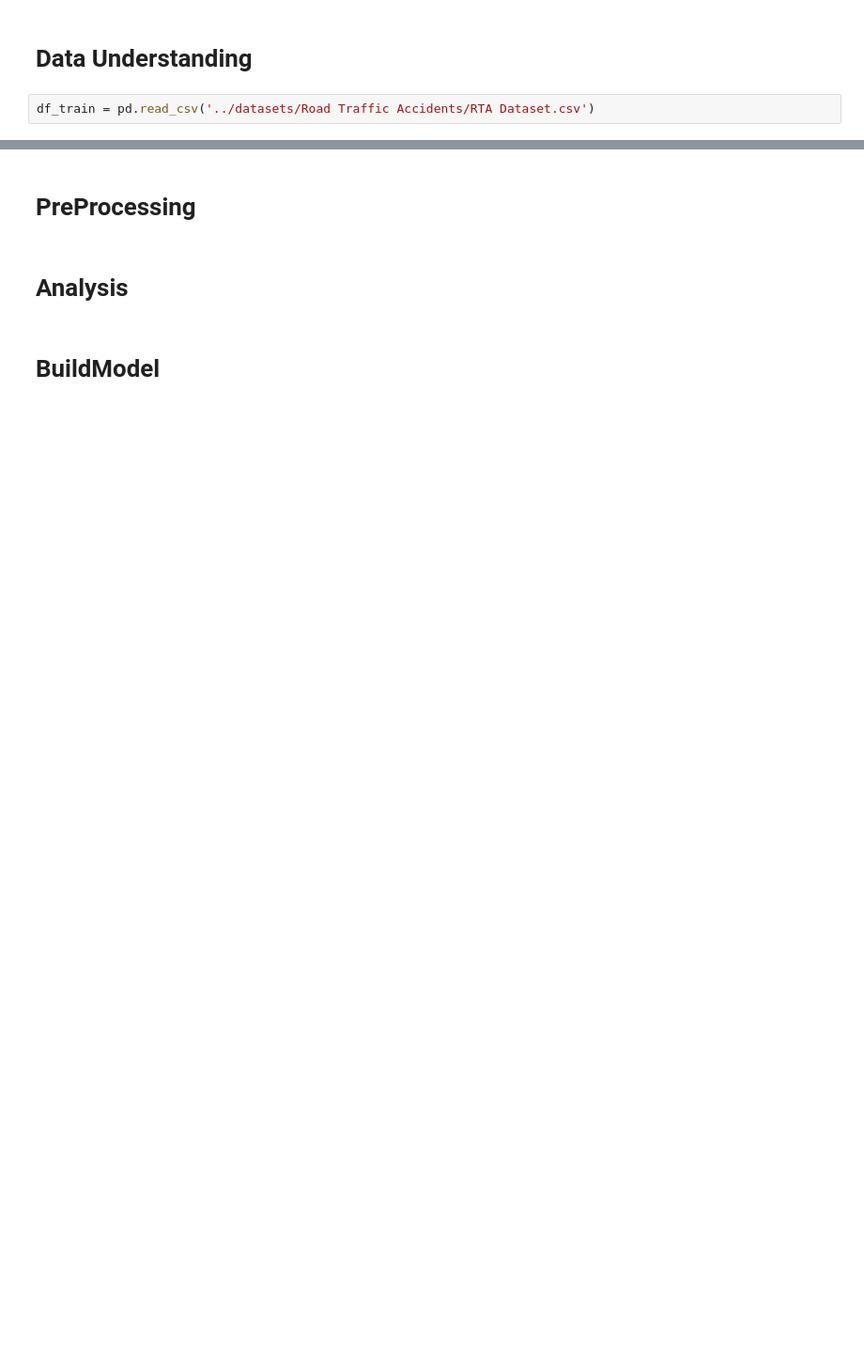
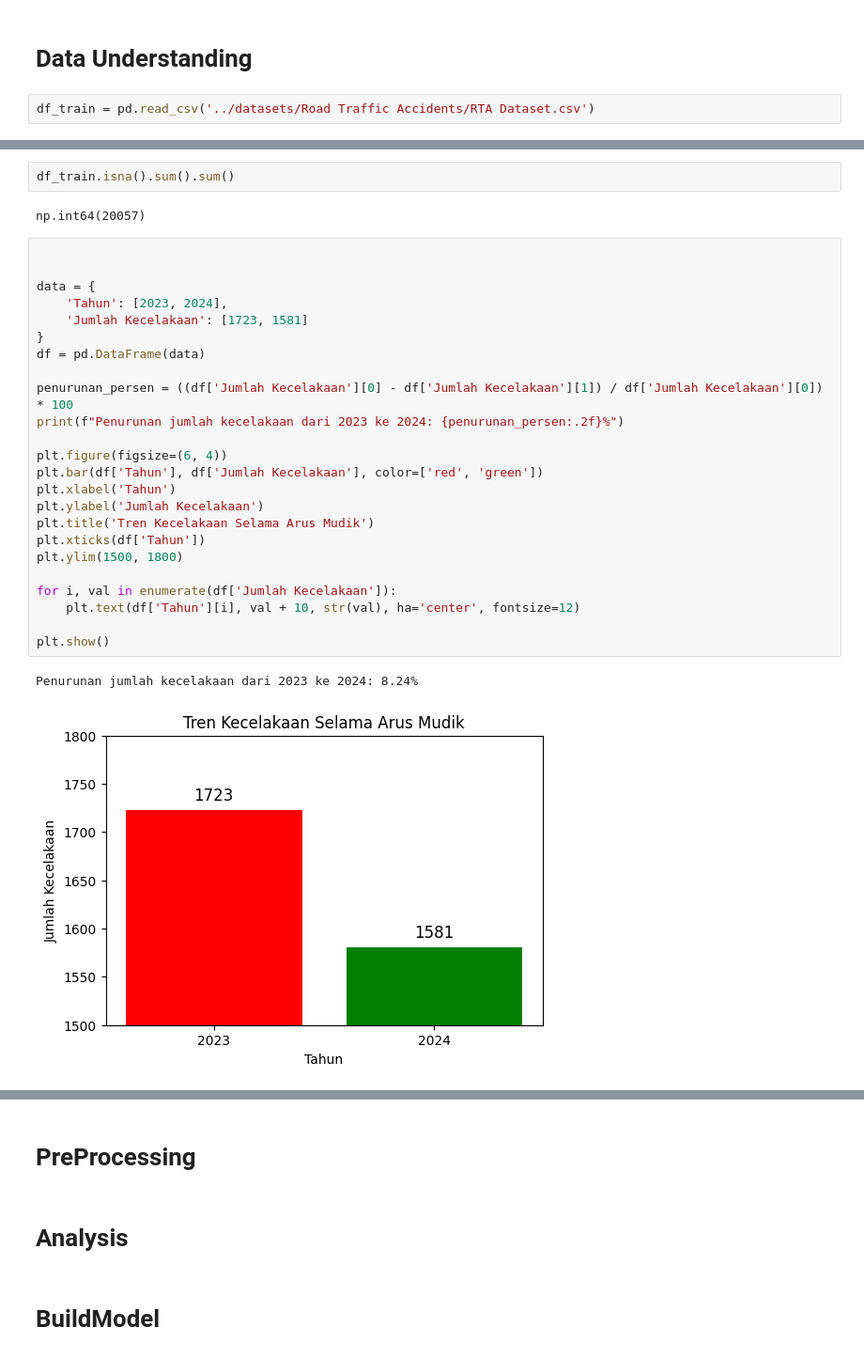
Before and after one commit to ahmadnafi30/3-AhmadNafiMubarok_OrieAbyanMaulana, a Jupyter notebook: code/main.ipynb, the cells around one changed output, grey strips where cells are left out. Shown: that part at 94% size. Saved outputs shown, nothing was run; the diff lists cells and outputs as text; blank space fills up the shorter version.

Commit message:
data understanding v1

```diff
--- a/code/main.ipynb
+++ b/code/main.ipynb
@@ -30,0 +215,31 @@ df_train['Road_allignment'].value_counts()
+# %%
+df_train.isna().sum().sum()
+# %% [output]
+np.int64(20057)
+# %%
+
+
+data = {
+    'Tahun': [2023, 2024],
+    'Jumlah Kecelakaan': [1723, 1581]
+}
+df = pd.DataFrame(data)
+
+penurunan_persen = ((df['Jumlah Kecelakaan'][0] - df['Jumlah Kecelakaan'][1]) / df['Jumlah Kecelakaan'][0]) * 100
+print(f"Penurunan jumlah kecelakaan dari 2023 ke 2024: {penurunan_persen:.2f}%")
+
+plt.figure(figsize=(6, 4))
+plt.bar(df['Tahun'], df['Jumlah Kecelakaan'], color=['red', 'green'])
+plt.xlabel('Tahun')
+plt.ylabel('Jumlah Kecelakaan')
+plt.title('Tren Kecelakaan Selama Arus Mudik')
+plt.xticks(df['Tahun'])
+plt.ylim(1500, 1800)
+
+for i, val in enumerate(df['Jumlah Kecelakaan']):
+    plt.text(df['Tahun'][i], val + 10, str(val), ha='center', fontsize=12)
+
+plt.show()
+# %% [output]
+Penurunan jumlah kecelakaan dari 2023 ke 2024: 8.24%
+[figure, added]
```
Also changed, not shown: parts of 85 cells of this notebook.
